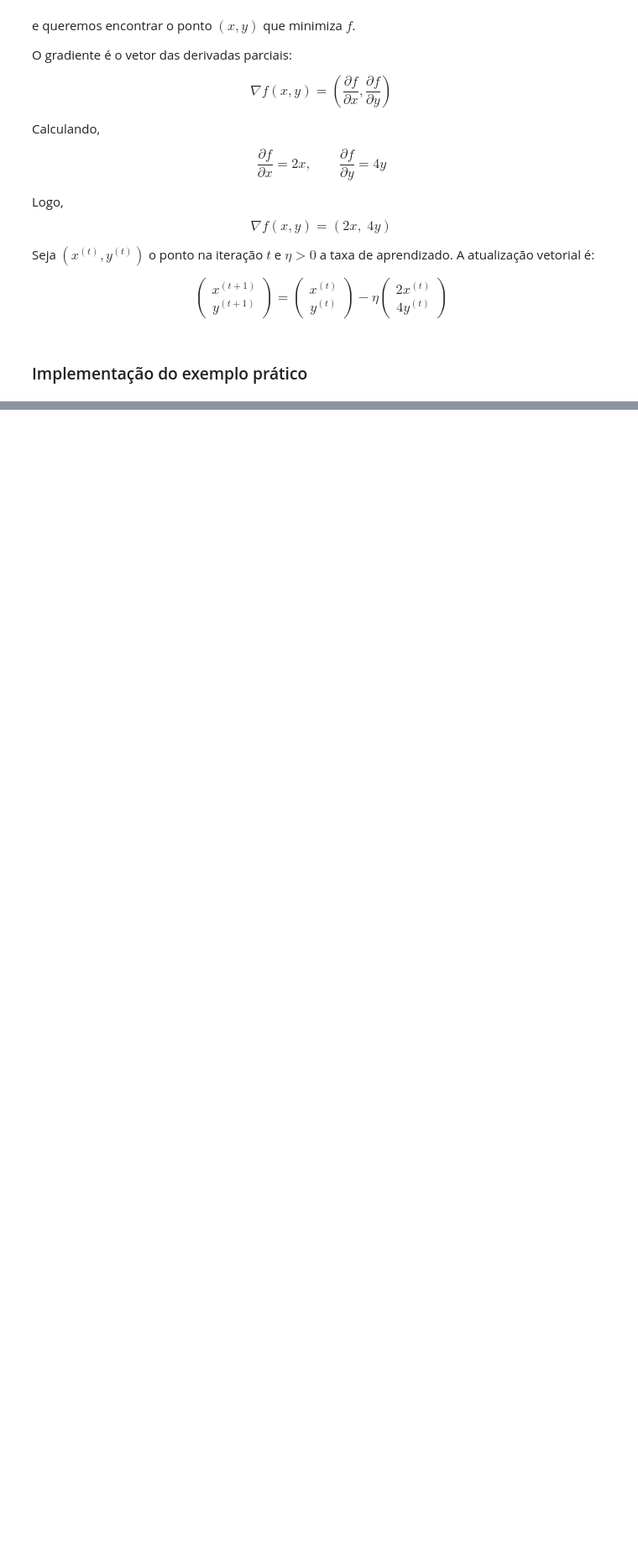
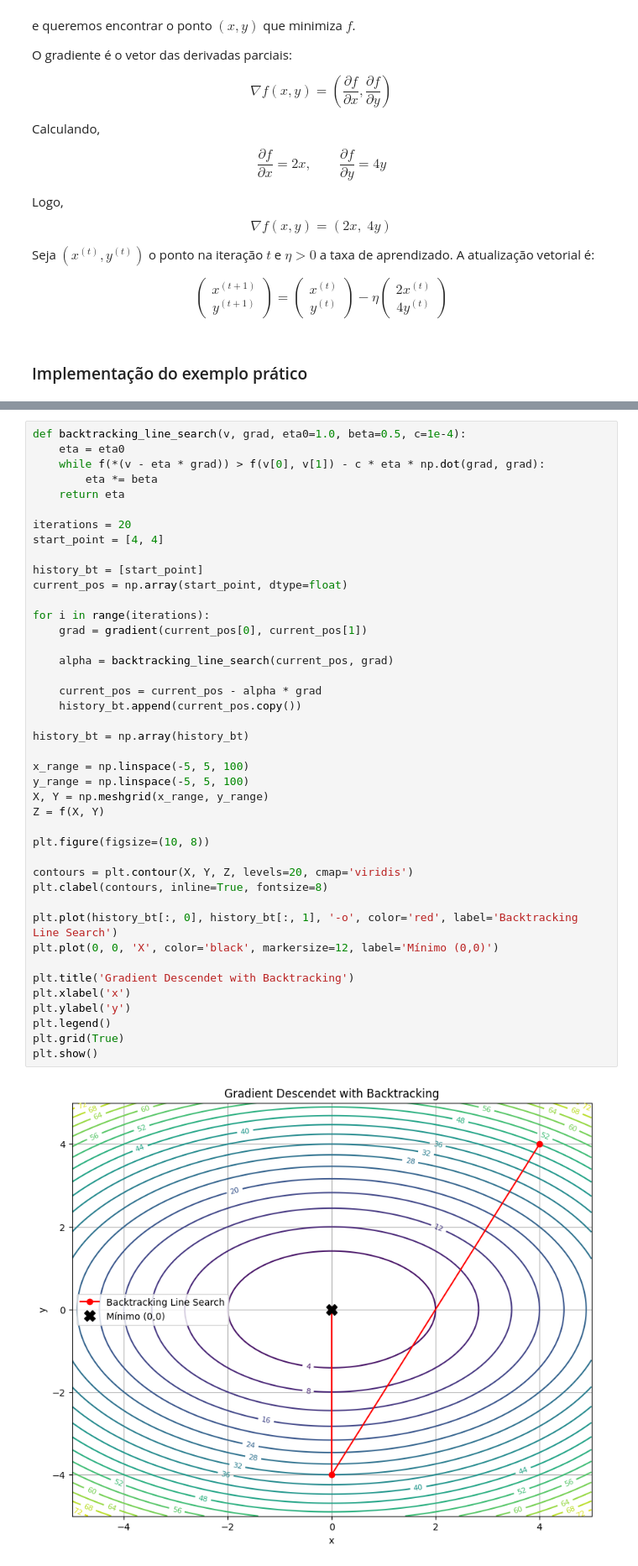
Before and after one commit to gabdourado/AI, a Jupyter notebook: Gradient-Descendent/Gradient_Descendent.ipynb, the cells around one changed output, grey strips where cells are left out. Shown at 84% size. Cells and saved outputs as stored; diff of their text form; blank space fills up the shorter version.

```diff
--- a/Gradient-Descendent/Gradient_Descendent.ipynb
+++ b/Gradient-Descendent/Gradient_Descendent.ipynb
@@ -122,0 +194,44 @@ plt.show()
+# %%
+def backtracking_line_search(v, grad, eta0=1.0, beta=0.5, c=1e-4):
+    eta = eta0
+    while f(*(v - eta * grad)) > f(v[0], v[1]) - c * eta * np.dot(grad, grad):
+        eta *= beta
+    return eta
+
+iterations = 20
+start_point = [4, 4]
+
+history_bt = [start_point]
+current_pos = np.array(start_point, dtype=float)
+
+for i in range(iterations):
+    grad = gradient(current_pos[0], current_pos[1])
+
+    alpha = backtracking_line_search(current_pos, grad)
+
+    current_pos = current_pos - alpha * grad
+    history_bt.append(current_pos.copy())
+
+history_bt = np.array(history_bt)
+
+x_range = np.linspace(-5, 5, 100)
+y_range = np.linspace(-5, 5, 100)
+X, Y = np.meshgrid(x_range, y_range)
+Z = f(X, Y)
+
+plt.figure(figsize=(10, 8))
+
+contours = plt.contour(X, Y, Z, levels=20, cmap='viridis')
+plt.clabel(contours, inline=True, fontsize=8)
+
+plt.plot(history_bt[:, 0], history_bt[:, 1], '-o', color='red', label='Backtracking Line Search')
+plt.plot(0, 0, 'X', color='black', markersize=12, label='Mínimo (0,0)')
+
+plt.title('Gradient Descendet with Backtracking')
+plt.xlabel('x')
+plt.ylabel('y')
+plt.legend()
+plt.grid(True)
+plt.show()
+# %% [output]
+[figure, added]
```
Also changed, not shown: parts of 4 cells of this notebook.
